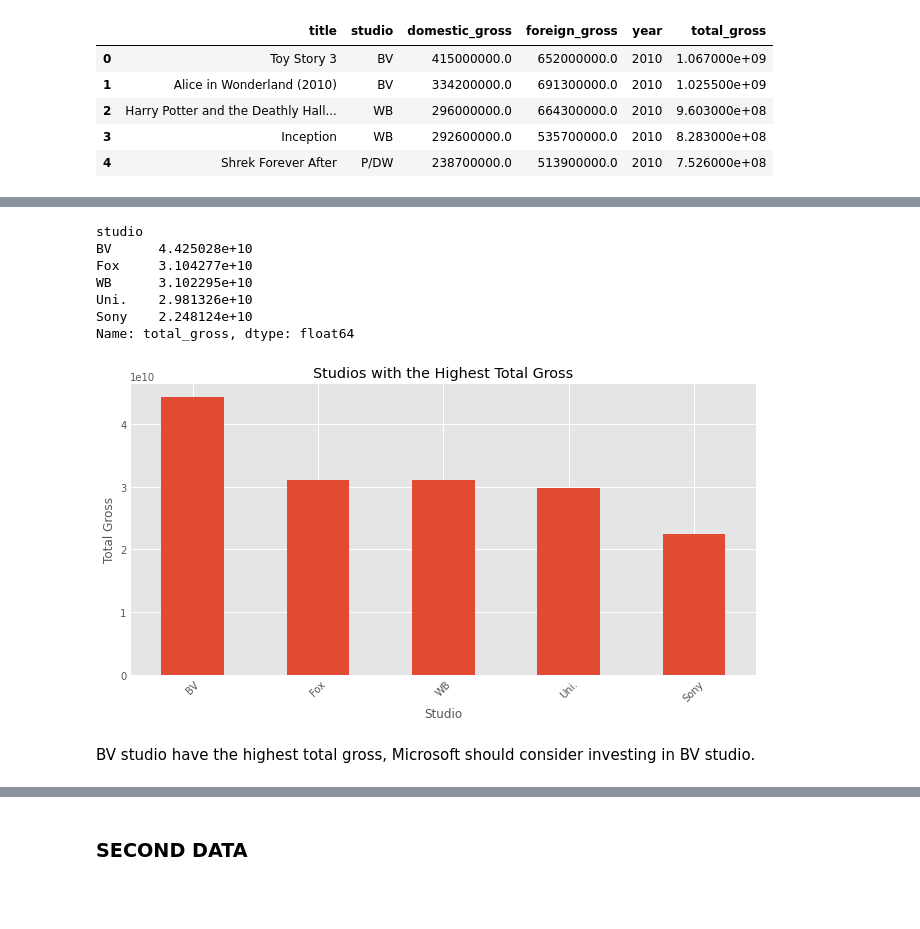
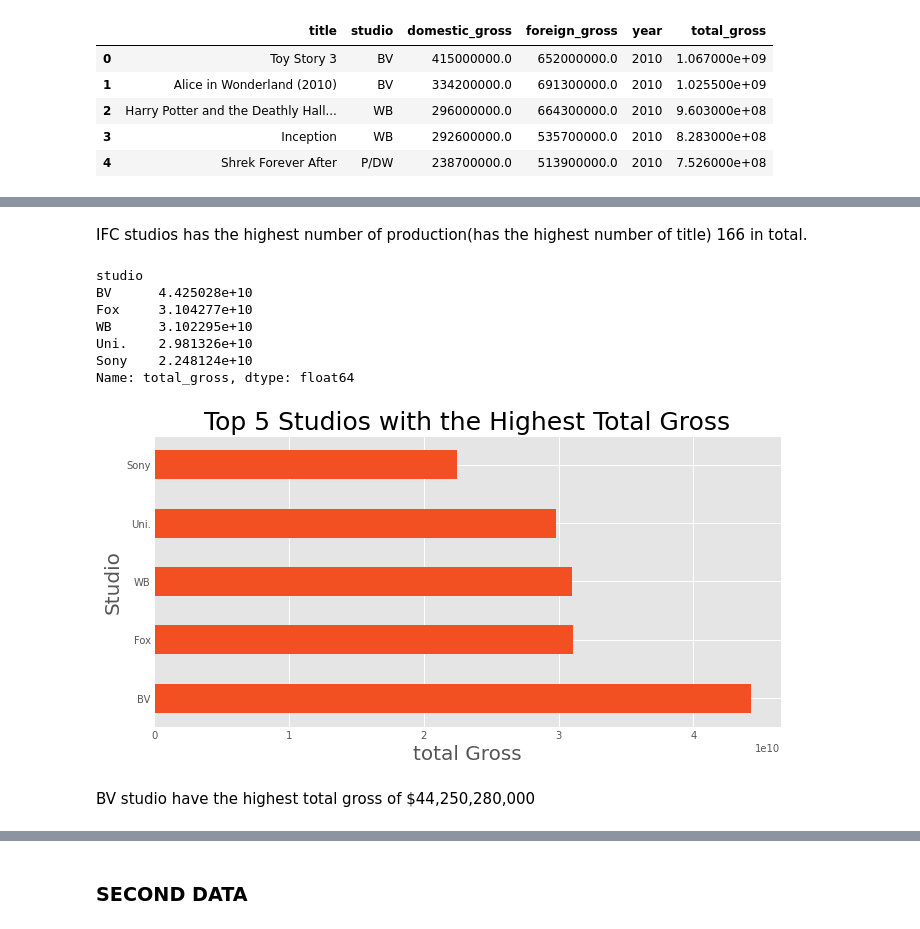
Before and after one commit to Johnspes/movies-microsoft, a Jupyter notebook: Movies Data Cleaning and Visualization.ipynb, the cells around one changed output, grey strips where cells are left out. Drawn from its saved outputs; the diff is of its cells as text; code cells hidden in the pictures; blank space fills up the shorter version.

```diff
--- a/Movies Data Cleaning and Visualization.ipynb
+++ b/Movies Data Cleaning and Visualization.ipynb
@@ -260,4 +258,0 @@ def plot_boxplot(df, col):
-# %%
-# Boxplot for Domestic Gross Distribution
-plt.style.use('grayscale')
-plot_boxplot(data,'domestic_gross')
@@ -266,4 +258,0 @@ plot_boxplot(data,'domestic_gross')
-# %%
-# Boxplot for Domestic Foreign Distribution
-plt.style.use('seaborn-colorblind')
-plot_boxplot(data,'foreign_gross')
@@ -351,3 +307,5 @@ Name: studio, Length: 257, dtype: int64
+# %% [markdown]
+IFC studios has the highest number of production(has the highest number of title) 166 in total.
 # %%
 studio_gross = clean_data.groupby('studio')['total_gross'].sum().sort_values(ascending = False).head()
 studio_gross
@@ -360,15 +318,14 @@ Uni.    2.981326e+10
 Sony    2.248124e+10
 Name: total_gross, dtype: float64
 # %%
-#plotting studios with the highest domestic_gross
+#plotting studios with the highest total_gross
 plt.style.use('ggplot')
-ax =studio_gross.plot(kind = 'bar',figsize = (10, 5),  width = 0.5)
-ax.set_title('Studios with the Highest Total Gross')
-ax.set_xlabel('Studio')
-ax.set_ylabel('Total Gross')
-plt.xticks(rotation= 45)
+ax =studio_gross.plot(kind = 'barh',figsize = (10, 5),  width = 0.5, color = '#f25022')
+ax.set_title('Top 5 Studios with the Highest Total Gross', fontsize = 25)
+ax.set_xlabel('total Gross', fontsize = 20)
+ax.set_ylabel('Studio',fontsize = 20)
 ax;
 # %% [output]
-[figure, old version]
+[figure, new version]
 # %% [markdown]
-BV studio have the highest total gross, Microsoft should consider investing in BV studio.
+BV studio have the highest total gross of $44,250,280,000
```
Also changed, not shown: parts of 135 cells of this notebook.
